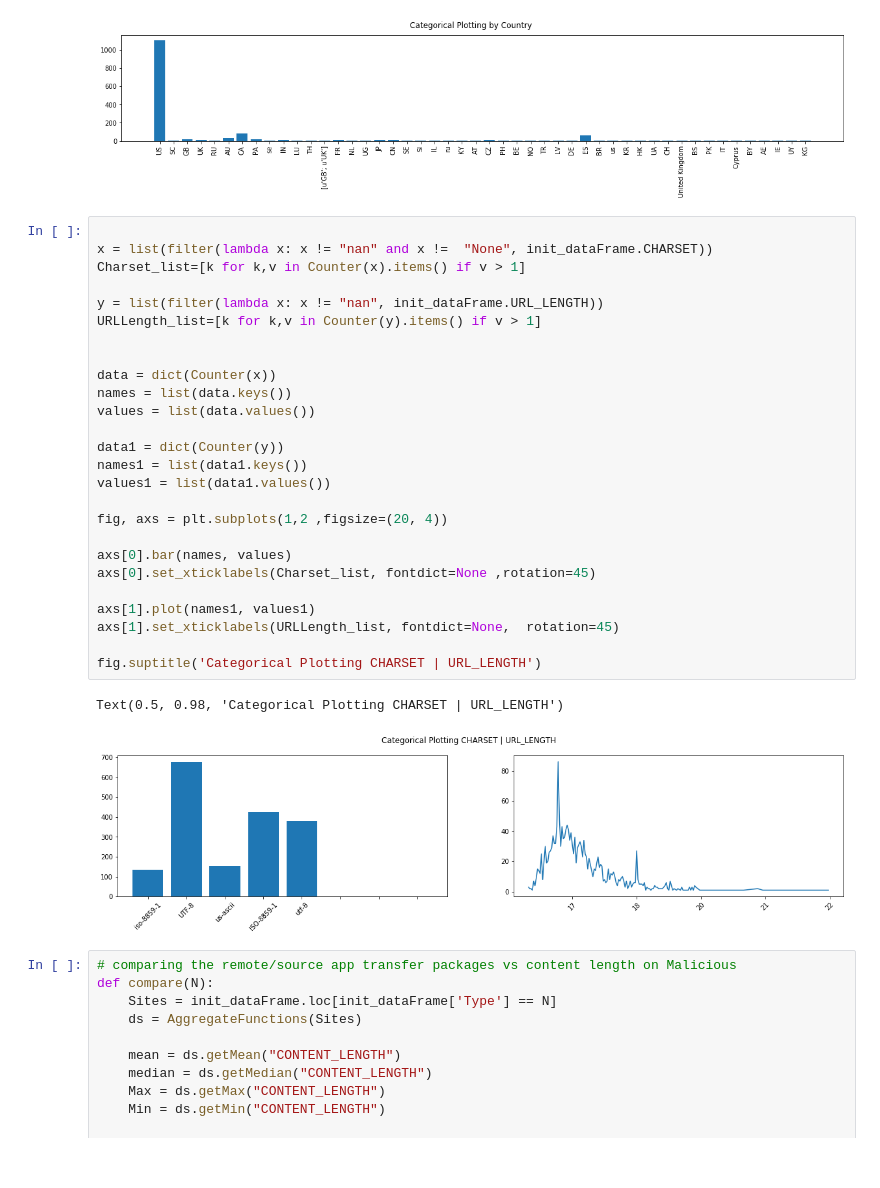
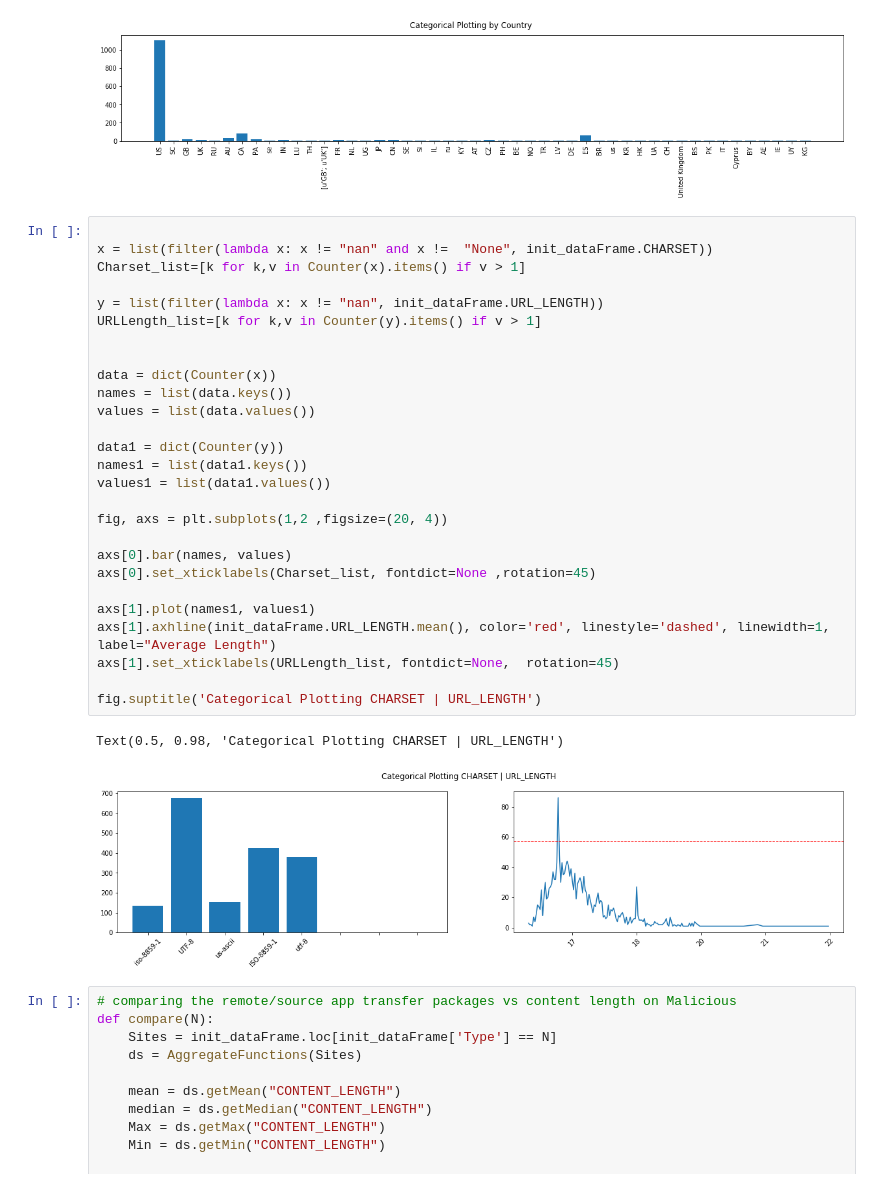
Before and after one commit to francose/maliciousWebSiteAnalysis, a Jupyter notebook: analysisMaliciousWebsites.ipynb, the cells around one changed output. Drawn from its saved outputs; the diff is of its cells as text.

Commit message:
avg line on the url length

```diff
--- a/analysisMaliciousWebsites.ipynb
+++ b/analysisMaliciousWebsites.ipynb
@@ -279,32 +278,33 @@ Text(0.5, 0.98, 'Categorical Plotting by Country')
 # %%
 
 x = list(filter(lambda x: x != "nan" and x !=  "None", init_dataFrame.CHARSET))
 Charset_list=[k for k,v in Counter(x).items() if v > 1]
 
 y = list(filter(lambda x: x != "nan", init_dataFrame.URL_LENGTH))
 URLLength_list=[k for k,v in Counter(y).items() if v > 1]
 
 
 data = dict(Counter(x))
 names = list(data.keys())
 values = list(data.values())
 
 data1 = dict(Counter(y))
 names1 = list(data1.keys())
 values1 = list(data1.values())
 
 fig, axs = plt.subplots(1,2 ,figsize=(20, 4))
 
 axs[0].bar(names, values)
 axs[0].set_xticklabels(Charset_list, fontdict=None ,rotation=45)
 
 axs[1].plot(names1, values1)
+axs[1].axhline(init_dataFrame.URL_LENGTH.mean(), color='red', linestyle='dashed', linewidth=1, label="Average Length")
 axs[1].set_xticklabels(URLLength_list, fontdict=None,  rotation=45)
 
 fig.suptitle('Categorical Plotting CHARSET | URL_LENGTH')
 # %% [output]
 Text(0.5, 0.98, 'Categorical Plotting CHARSET | URL_LENGTH')
-[figure, old version]
+[figure, new version]
 # %%
 # comparing the remote/source app transfer packages vs content length on Malicious
 def compare(N):
```
Also changed, not shown: parts of 5 cells of this notebook.
